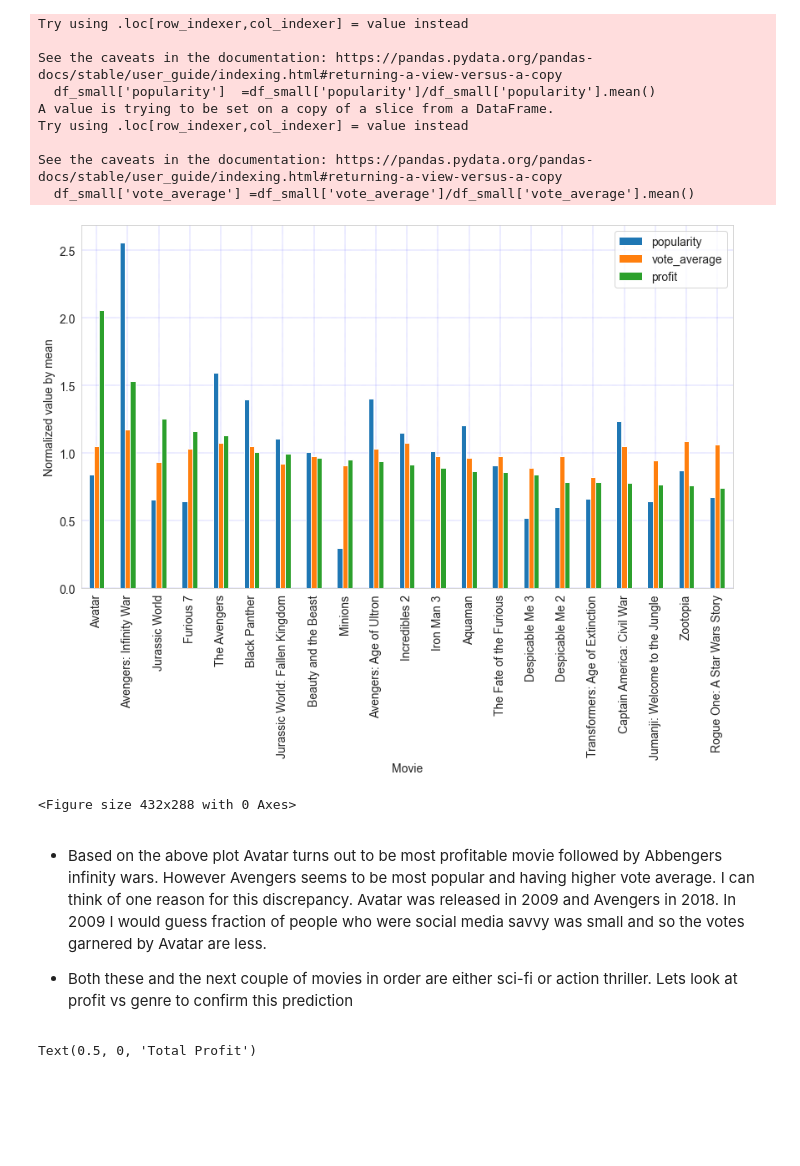
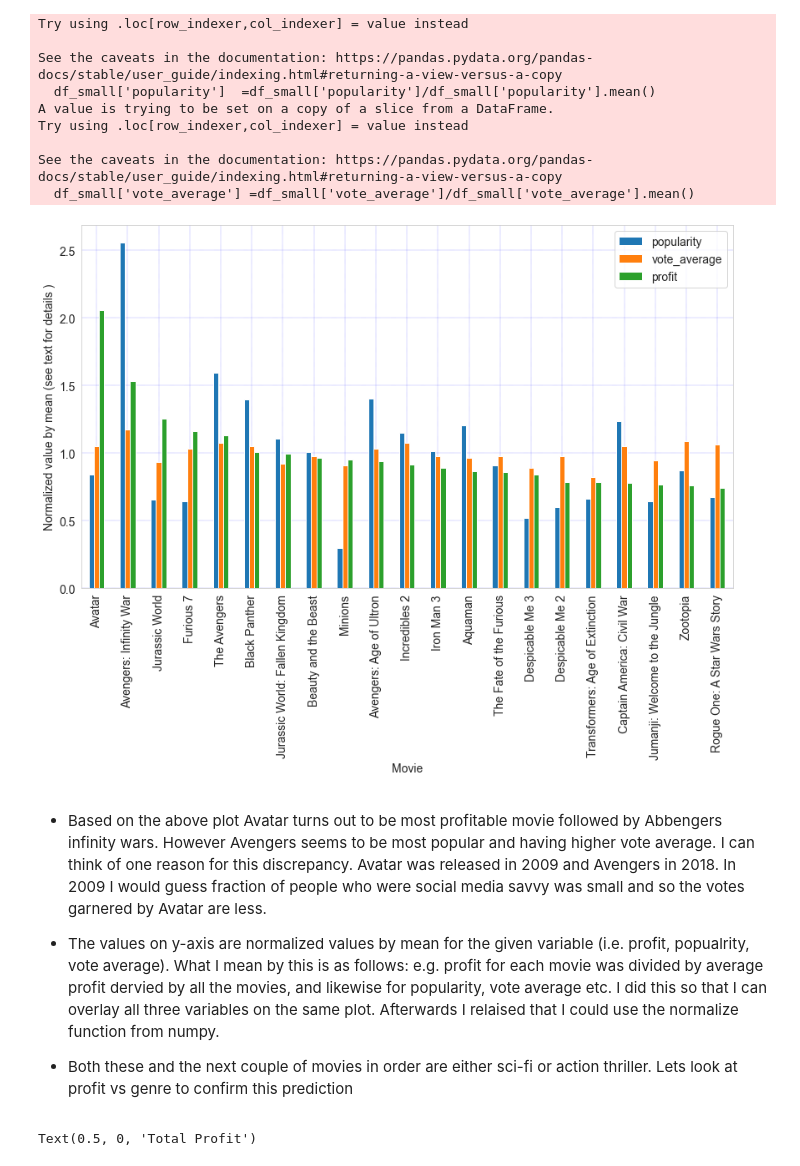
Before and after one commit to deepssharma/My_Phase1_Project, a Jupyter notebook: project.ipynb, the cells around one changed output. Saved outputs shown, nothing was run; the diff lists cells and outputs as text; code cells hidden in the pictures; blank space fills up the shorter version.

```diff
--- a/project.ipynb
+++ b/project.ipynb
@@ -1251,23 +1285,24 @@ See the caveats in the documentation: https://pandas.pydata.org/pandas-docs/stab
 # %%
 import seaborn as sns
 sns.set_style("whitegrid")
 #ax1 = plt.figure(figsize=(30, 16))
 plt.rcParams.update({'font.size': 14})
 
 ax1 = df_small.plot(x="movie", y=["popularity", "vote_average", "profit"], figsize=(14,8),kind="bar")
-ax1.set_ylabel('Normalized value by mean')
+ax1.set_ylabel('Normalized value by mean (see text for details )')
 ax1.set_xlabel('Movie')
 ax1.grid(linestyle='--', linewidth='0.2', color='blue')
+plt.savefig('./figs/most_profitable_movie.png')
 plt.show()
-plt.savefig('./figs/profit_votAg_pop_comp.pdf')
 # %% [output]
-[figure, old version]
+[figure, new version]
-<Figure size 432x288 with 0 Axes>
 # %% [markdown]
 * Based on the above plot Avatar turns out to be most profitable movie followed by Abbengers infinity wars.
 However Avengers seems to be most popular and having higher vote average. I can think of one reason for this
 discrepancy. Avatar was released in 2009 and Avengers in 2018. In 2009 I would guess fraction of people who were social media savvy was small and so the votes garnered by Avatar are less.
 
+* The values on y-axis are normalized values by mean for the given variable (i.e. profit, popualrity, vote average). What I mean by this is as follows: e.g. profit for each movie was divided by average profit dervied by all the movies, and likewise for popularity, vote average etc. I did this so that I can overlay all three variables on the same plot. Afterwards I relaised that I could use the normalize function from numpy.
+
 * Both these and the next couple of movies in order are either sci-fi or action thriller. Lets look at profit vs genre to confirm this prediction
 # %%
 * Based on the above plotAvatar
```
Also changed, not shown: parts of 29 cells of this notebook, 7 other files.
